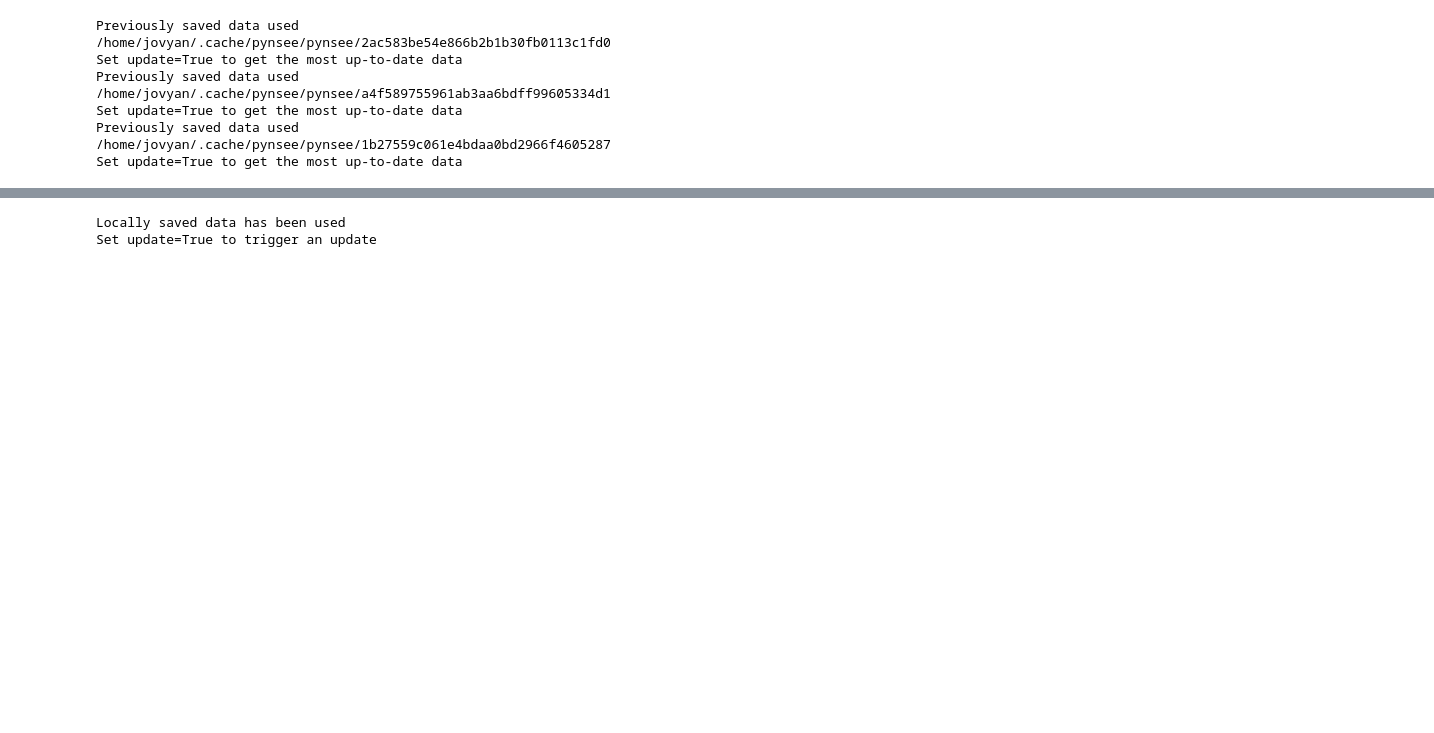
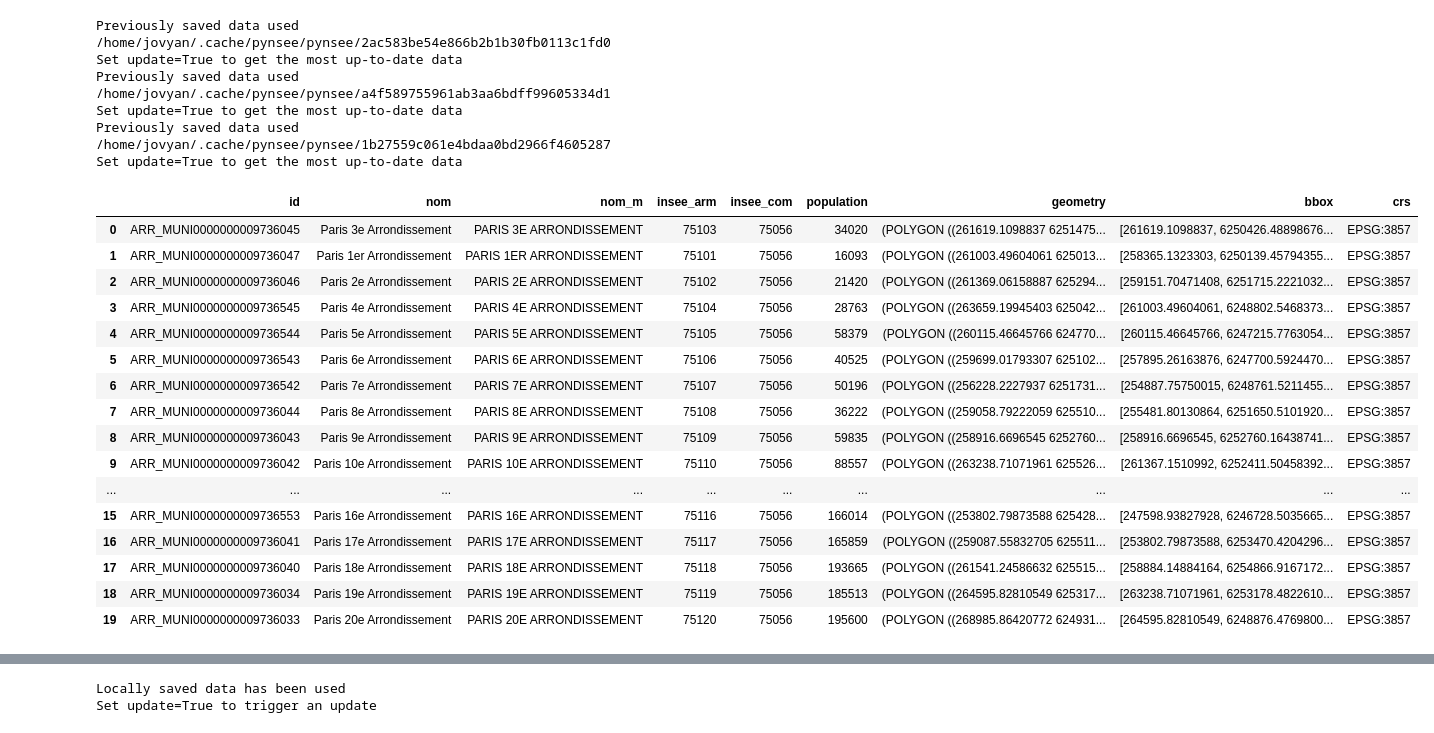
Before and after one commit to InseeFrLab/pynsee, a Jupyter notebook: docs/examples/example_doctors.ipynb, the cells around one changed output, grey strips where cells are left out. Saved outputs shown, nothing was run; the diff lists cells and outputs as text; code cells hidden in the pictures; blank space fills up the shorter version.

```diff
--- a/docs/examples/example_doctors.ipynb
+++ b/docs/examples/example_doctors.ipynb
@@ -95,6 +107,29 @@ Set update=True to get the most up-to-date data
 Previously saved data used
 /home/jovyan/.cache/pynsee/pynsee/1b27559c061e4bdaa0bd2966f4605287
 Set update=True to get the most up-to-date data
+# %%
+# get arrondissement municipal geographical limits
+arrmun = get_geodata('ADMINEXPRESS-COG-CARTO.LATEST:arrondissement_municipal')
+arrmun = arrmun[arrmun.insee_com.str.contains('^75')].reset_index(drop=True)
+arrmun
+# %% [output]
+|  | id | nom | nom_m | insee_arm | insee_com | population | geometry | bbox | crs |
+| 0 | ARR_MUNI0000000009736045 | Paris 3e Arrondissement | PARIS 3E ARRONDISSEMENT | 75103 | 75056 | 34020 | (POLYGON ((261619.1098837 6251475... | [261619.1098837, 6250426.48898676... | EPSG:3857 |
+| 1 | ARR_MUNI0000000009736047 | Paris 1er Arrondissement | PARIS 1ER ARRONDISSEMENT | 75101 | 75056 | 16093 | (POLYGON ((261003.49604061 625013... | [258365.1323303, 6250139.45794355... | EPSG:3857 |
+| 2 | ARR_MUNI0000000009736046 | Paris 2e Arrondissement | PARIS 2E ARRONDISSEMENT | 75102 | 75056 | 21420 | (POLYGON ((261369.06158887 625294... | [259151.70471408, 6251715.2221032... | EPSG:3857 |
+| 3 | ARR_MUNI0000000009736545 | Paris 4e Arrondissement | PARIS 4E ARRONDISSEMENT | 75104 | 75056 | 28763 | (POLYGON ((263659.19945403 625042... | [261003.49604061, 6248802.5468373... | EPSG:3857 |
+| 4 | ARR_MUNI0000000009736544 | Paris 5e Arrondissement | PARIS 5E ARRONDISSEMENT | 75105 | 75056 | 58379 | (POLYGON ((260115.46645766 624770... | [260115.46645766, 6247215.7763054... | EPSG:3857 |
+| 5 | ARR_MUNI0000000009736543 | Paris 6e Arrondissement | PARIS 6E ARRONDISSEMENT | 75106 | 75056 | 40525 | (POLYGON ((259699.01793307 625102... | [257895.26163876, 6247700.5924470... | EPSG:3857 |
+| 6 | ARR_MUNI0000000009736542 | Paris 7e Arrondissement | PARIS 7E ARRONDISSEMENT | 75107 | 75056 | 50196 | (POLYGON ((256228.2227937 6251731... | [254887.75750015, 6248761.5211455... | EPSG:3857 |
+| 7 | ARR_MUNI0000000009736044 | Paris 8e Arrondissement | PARIS 8E ARRONDISSEMENT | 75108 | 75056 | 36222 | (POLYGON ((259058.79222059 625510... | [255481.80130864, 6251650.5101920... | EPSG:3857 |
+| 8 | ARR_MUNI0000000009736043 | Paris 9e Arrondissement | PARIS 9E ARRONDISSEMENT | 75109 | 75056 | 59835 | (POLYGON ((258916.6696545 6252760... | [258916.6696545, 6252760.16438741... | EPSG:3857 |
+| 9 | ARR_MUNI0000000009736042 | Paris 10e Arrondissement | PARIS 10E ARRONDISSEMENT | 75110 | 75056 | 88557 | (POLYGON ((263238.71071961 625526... | [261367.1510992, 6252411.50458392... | EPSG:3857 |
+| ... | ... | ... | ... | ... | ... | ... | ... | ... | ... |
+| 15 | ARR_MUNI0000000009736553 | Paris 16e Arrondissement | PARIS 16E ARRONDISSEMENT | 75116 | 75056 | 166014 | (POLYGON ((253802.79873588 625428... | [247598.93827928, 6246728.5035665... | EPSG:3857 |
+| 16 | ARR_MUNI0000000009736041 | Paris 17e Arrondissement | PARIS 17E ARRONDISSEMENT | 75117 | 75056 | 165859 | (POLYGON ((259087.55832705 625511... | [253802.79873588, 6253470.4204296... | EPSG:3857 |
+| 17 | ARR_MUNI0000000009736040 | Paris 18e Arrondissement | PARIS 18E ARRONDISSEMENT | 75118 | 75056 | 193665 | (POLYGON ((261541.24586632 625515... | [258884.14884164, 6254866.9167172... | EPSG:3857 |
+| 18 | ARR_MUNI0000000009736034 | Paris 19e Arrondissement | PARIS 19E ARRONDISSEMENT | 75119 | 75056 | 185513 | (POLYGON ((264595.82810549 625317... | [263238.71071961, 6253178.4822610... | EPSG:3857 |
+| 19 | ARR_MUNI0000000009736033 | Paris 20e Arrondissement | PARIS 20E ARRONDISSEMENT | 75120 | 75056 | 195600 | (POLYGON ((268985.86420772 624931... | [264595.82810549, 6248876.4769800... | EPSG:3857 |
 # %%
 def _replace_nan(x, y):
     if (x is None) or (numpy.isnan(x)):
```
Also changed, not shown: parts of 18 cells of this notebook.
